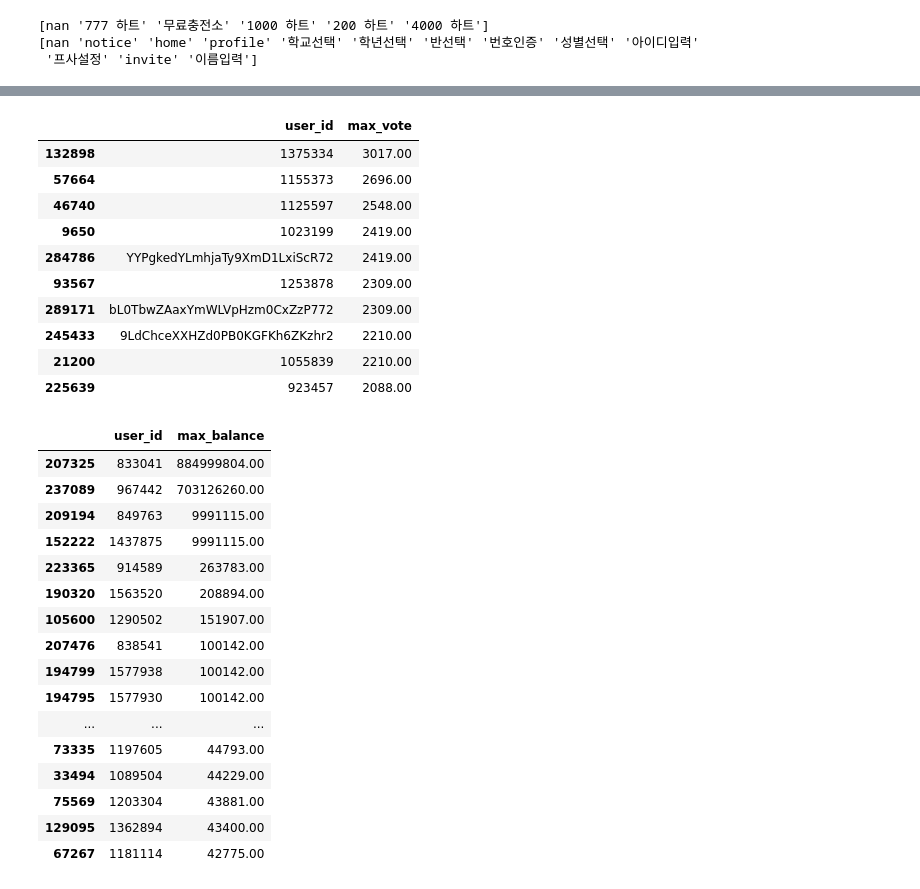
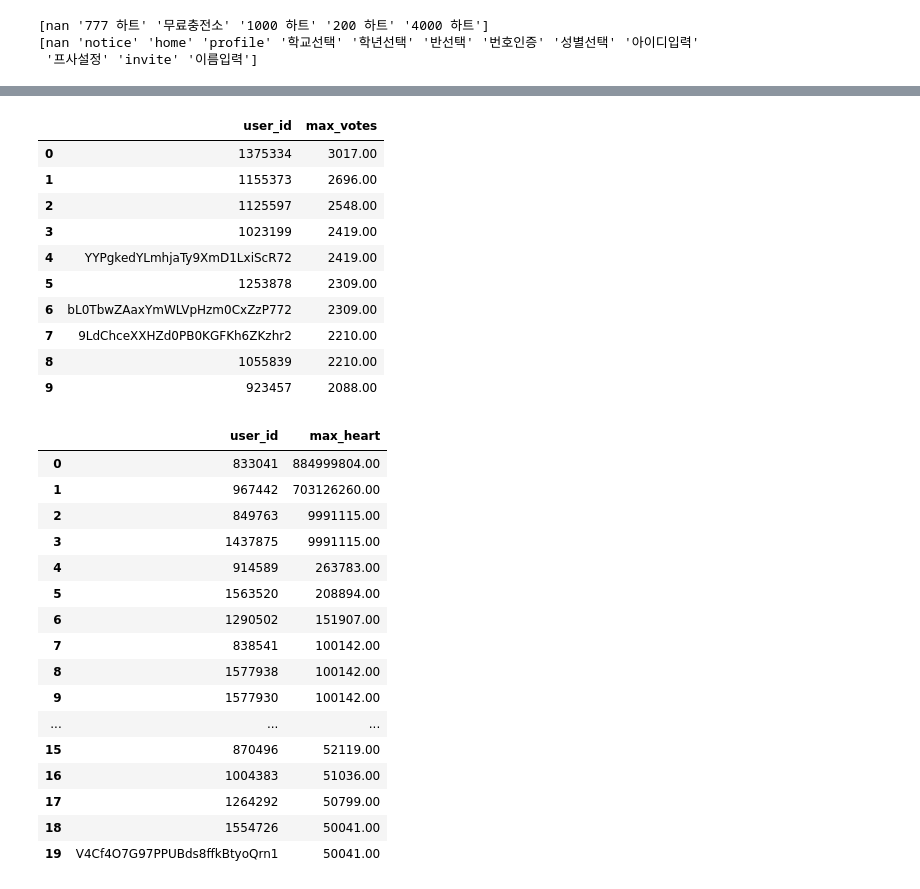
Before and after one commit to EtheriumArchive/Codeit_project, a Jupyter notebook: eda_damyeon_v1.ipynb, the cells around one changed output, grey strips where cells are left out. Saved outputs shown, nothing was run; the diff lists cells and outputs as text; code cells hidden in the pictures.

```diff
--- a/eda_damyeon_v1.ipynb
+++ b/eda_damyeon_v1.ipynb
@@ -179,38 +320,40 @@ raw_hackle_merge.groupby('user_id').agg(max_friend=('friend_count', 'max')).rese
 # %%
 # votes_count 가장 많은 유저 top10
-raw_hackle_merge.groupby('user_id').agg(max_vote=('votes_count', 'max')).reset_index(drop=False).sort_values(by='max_vote', ascending=False). head(10)
+votes_count_max = raw_hackle_merge.groupby('user_id').agg(max_votes=('votes_count', 'max')).sort_values(by='max_votes', ascending=False).reset_index(drop=False)
+votes_count_max.head(10)
 # %% [output]
-|  | user_id | max_vote |
-| 132898 | 1375334 | 3017.00 |
-| 57664 | 1155373 | 2696.00 |
-| 46740 | 1125597 | 2548.00 |
-| 9650 | 1023199 | 2419.00 |
-| 284786 | YYPgkedYLmhjaTy9XmD1LxiScR72 | 2419.00 |
-| 93567 | 1253878 | 2309.00 |
-| 289171 | bL0TbwZAaxYmWLVpHzm0CxZzP772 | 2309.00 |
-| 245433 | 9LdChceXXHZd0PB0KGFKh6ZKzhr2 | 2210.00 |
-| 21200 | 1055839 | 2210.00 |
-| 225639 | 923457 | 2088.00 |
+|  | user_id | max_votes |
+| 0 | 1375334 | 3017.00 |
+| 1 | 1155373 | 2696.00 |
+| 2 | 1125597 | 2548.00 |
+| 3 | 1023199 | 2419.00 |
+| 4 | YYPgkedYLmhjaTy9XmD1LxiScR72 | 2419.00 |
+| 5 | 1253878 | 2309.00 |
+| 6 | bL0TbwZAaxYmWLVpHzm0CxZzP772 | 2309.00 |
+| 7 | 9LdChceXXHZd0PB0KGFKh6ZKzhr2 | 2210.00 |
+| 8 | 1055839 | 2210.00 |
+| 9 | 923457 | 2088.00 |
 # %%
-# hear_balance 하트가 많은 유저 top30
-raw_hackle_merge.groupby('user_id').agg(max_balance=('heart_balance', 'max')).reset_index(drop=False).sort_values(by='max_balance', ascending=False). head(30)
+# heart_balance 하트가 많은 유저 top30
+heart_balance_max = raw_hackle_merge.groupby('user_id').agg(max_heart=('heart_balance', 'max')).sort_values(by='max_heart', ascending=False).reset_index(drop=False)
+heart_balance_max.head(20)
 
 # 구매내역 확인해봐야할듯
 # %% [output]
-|  | user_id | max_balance |
-| 207325 | 833041 | 884999804.00 |
-| 237089 | 967442 | 703126260.00 |
-| 209194 | 849763 | 9991115.00 |
-| 152222 | 1437875 | 9991115.00 |
-| 223365 | 914589 | 263783.00 |
-| 190320 | 1563520 | 208894.00 |
-| 105600 | 1290502 | 151907.00 |
-| 207476 | 838541 | 100142.00 |
-| 194799 | 1577938 | 100142.00 |
-| 194795 | 1577930 | 100142.00 |
+|  | user_id | max_heart |
+| 0 | 833041 | 884999804.00 |
+| 1 | 967442 | 703126260.00 |
+| 2 | 849763 | 9991115.00 |
+| 3 | 1437875 | 9991115.00 |
+| 4 | 914589 | 263783.00 |
+| 5 | 1563520 | 208894.00 |
+| 6 | 1290502 | 151907.00 |
+| 7 | 838541 | 100142.00 |
+| 8 | 1577938 | 100142.00 |
+| 9 | 1577930 | 100142.00 |
 | ... | ... | ... |
-| 73335 | 1197605 | 44793.00 |
-| 33494 | 1089504 | 44229.00 |
-| 75569 | 1203304 | 43881.00 |
-| 129095 | 1362894 | 43400.00 |
-| 67267 | 1181114 | 42775.00 |
+| 15 | 870496 | 52119.00 |
+| 16 | 1004383 | 51036.00 |
+| 17 | 1264292 | 50799.00 |
+| 18 | 1554726 | 50041.00 |
+| 19 | V4Cf4O7G97PPUBds8ffkBtyoQrn1 | 50041.00 |
```
Also changed, not shown: parts of 19 cells of this notebook.
